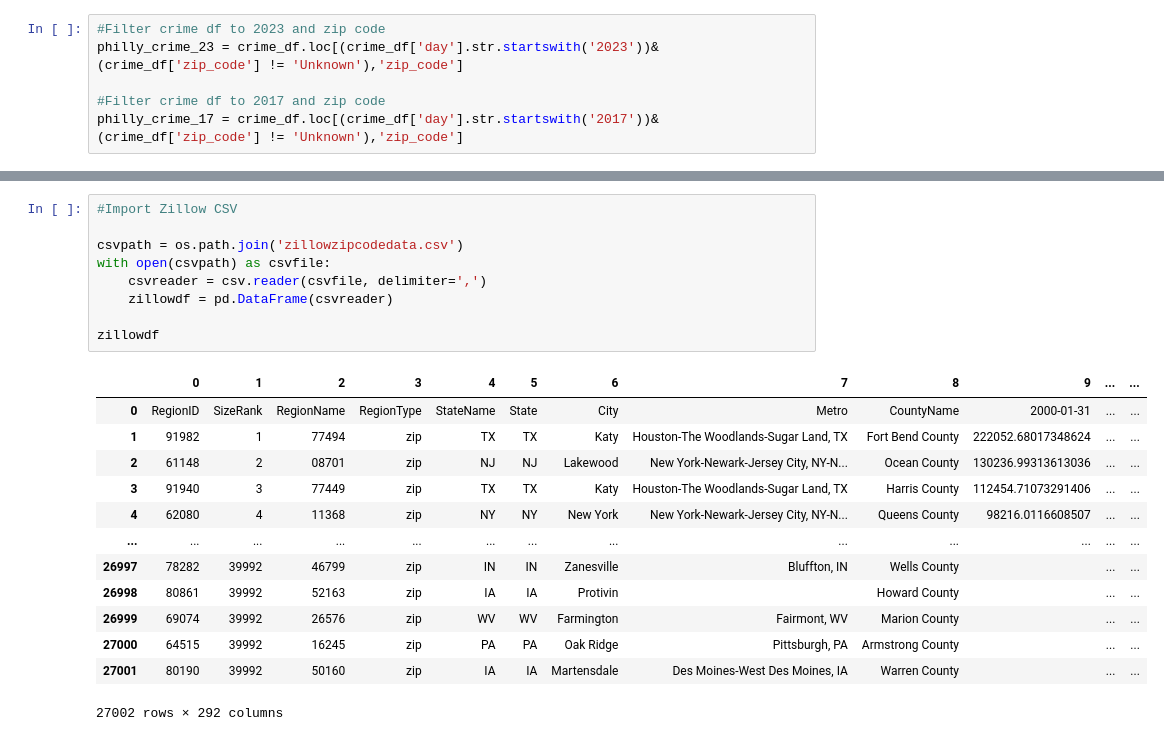
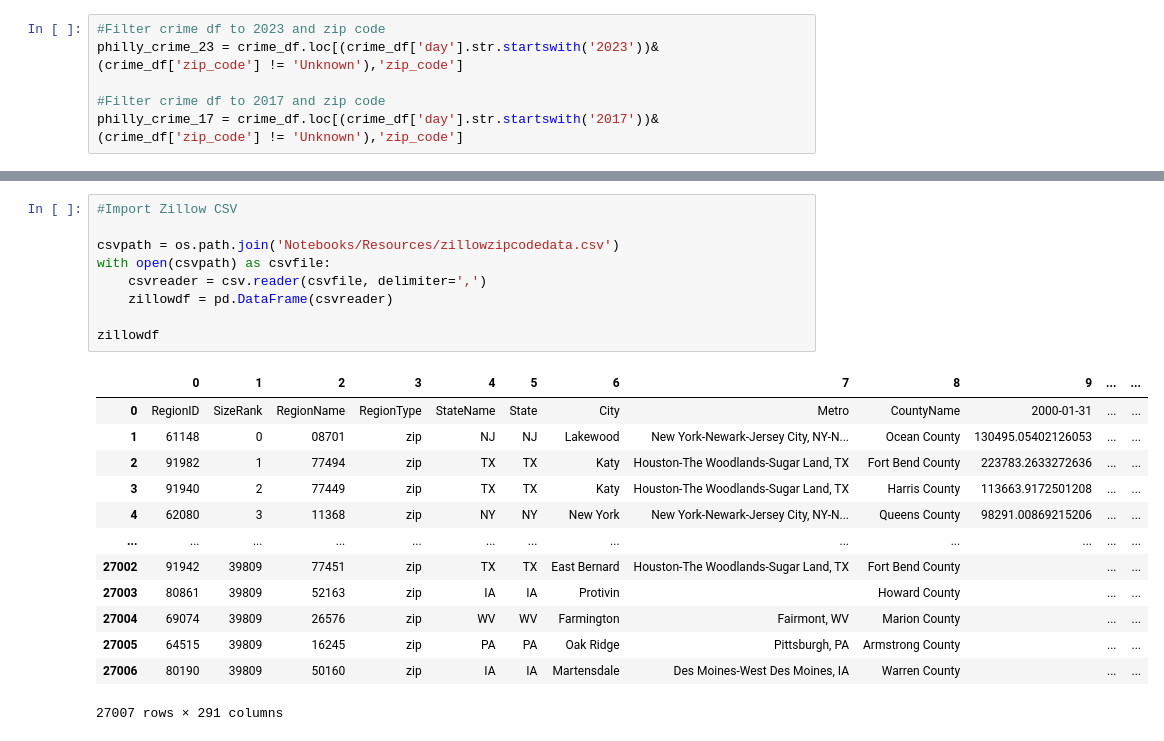
Before and after one commit to n-o-karma/Group3Project1, a Jupyter notebook: Crime vs. Housing Scatter Plots .ipynb, the cells around one changed output, grey strips where cells are left out. Drawn from its saved outputs; the diff is of its cells as text.

```diff
--- a/Crime vs. Housing Scatter Plots .ipynb
+++ b/Crime vs. Housing Scatter Plots .ipynb
@@ -94,26 +92,26 @@ philly_crime_counts_2017
 # %%
 #Import Zillow CSV
 
-csvpath = os.path.join('zillowzipcodedata.csv')
+csvpath = os.path.join('Notebooks/Resources/zillowzipcodedata.csv')
 with open(csvpath) as csvfile:
     csvreader = csv.reader(csvfile, delimiter=',')
     zillowdf = pd.DataFrame(csvreader)
 
 zillowdf
 # %% [output]
 |  | 0 | 1 | 2 | 3 | 4 | 5 | 6 | 7 | 8 | 9 | ... | ... |
 | 0 | RegionID | SizeRank | RegionName | RegionType | StateName | State | City | Metro | CountyName | 2000-01-31 | ... | ... |
-| 1 | 91982 | 1 | 77494 | zip | TX | TX | Katy | Houston-The Woodlands-Sugar Land, TX | Fort Bend County | 222052.68017348624 | ... | ... |
-| 2 | 61148 | 2 | 08701 | zip | NJ | NJ | Lakewood | New York-Newark-Jersey City, NY-N... | Ocean County | 130236.99313613036 | ... | ... |
-| 3 | 91940 | 3 | 77449 | zip | TX | TX | Katy | Houston-The Woodlands-Sugar Land, TX | Harris County | 112454.71073291406 | ... | ... |
-| 4 | 62080 | 4 | 11368 | zip | NY | NY | New York | New York-Newark-Jersey City, NY-N... | Queens County | 98216.0116608507 | ... | ... |
+| 1 | 61148 | 0 | 08701 | zip | NJ | NJ | Lakewood | New York-Newark-Jersey City, NY-N... | Ocean County | 130495.05402126053 | ... | ... |
+| 2 | 91982 | 1 | 77494 | zip | TX | TX | Katy | Houston-The Woodlands-Sugar Land, TX | Fort Bend County | 223783.2633272636 | ... | ... |
+| 3 | 91940 | 2 | 77449 | zip | TX | TX | Katy | Houston-The Woodlands-Sugar Land, TX | Harris County | 113663.9172501208 | ... | ... |
+| 4 | 62080 | 3 | 11368 | zip | NY | NY | New York | New York-Newark-Jersey City, NY-N... | Queens County | 98291.00869215206 | ... | ... |
 | ... | ... | ... | ... | ... | ... | ... | ... | ... | ... | ... | ... | ... |
-| 26997 | 78282 | 39992 | 46799 | zip | IN | IN | Zanesville | Bluffton, IN | Wells County |  | ... | ... |
-| 26998 | 80861 | 39992 | 52163 | zip | IA | IA | Protivin |  | Howard County |  | ... | ... |
-| 26999 | 69074 | 39992 | 26576 | zip | WV | WV | Farmington | Fairmont, WV | Marion County |  | ... | ... |
-| 27000 | 64515 | 39992 | 16245 | zip | PA | PA | Oak Ridge | Pittsburgh, PA | Armstrong County |  | ... | ... |
-| 27001 | 80190 | 39992 | 50160 | zip | IA | IA | Martensdale | Des Moines-West Des Moines, IA | Warren County |  | ... | ... |
+| 27002 | 91942 | 39809 | 77451 | zip | TX | TX | East Bernard | Houston-The Woodlands-Sugar Land, TX | Fort Bend County |  | ... | ... |
+| 27003 | 80861 | 39809 | 52163 | zip | IA | IA | Protivin |  | Howard County |  | ... | ... |
+| 27004 | 69074 | 39809 | 26576 | zip | WV | WV | Farmington | Fairmont, WV | Marion County |  | ... | ... |
+| 27005 | 64515 | 39809 | 16245 | zip | PA | PA | Oak Ridge | Pittsburgh, PA | Armstrong County |  | ... | ... |
+| 27006 | 80190 | 39809 | 50160 | zip | IA | IA | Martensdale | Des Moines-West Des Moines, IA | Warren County |  | ... | ... |
-27002 rows × 292 columns
+27007 rows × 291 columns
 # %%
 fullphillyzillow = zillowdf.loc[(zillowdf[6] == 'Philadelphia')&(zillowdf[5] == 'PA'),2:]
 fullphillyzillow = fullphillyzillow.rename(columns={2:'zip_code'})
```
Also changed, not shown: parts of 8 cells of this notebook.
